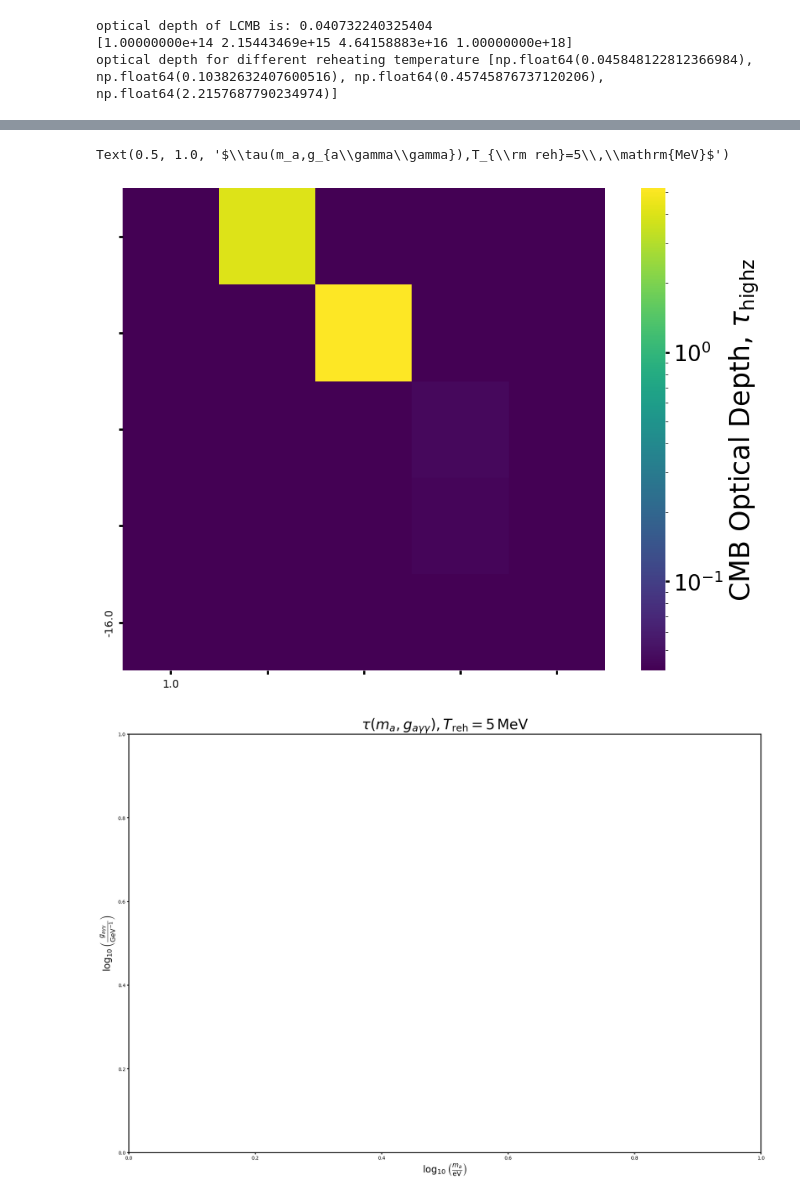
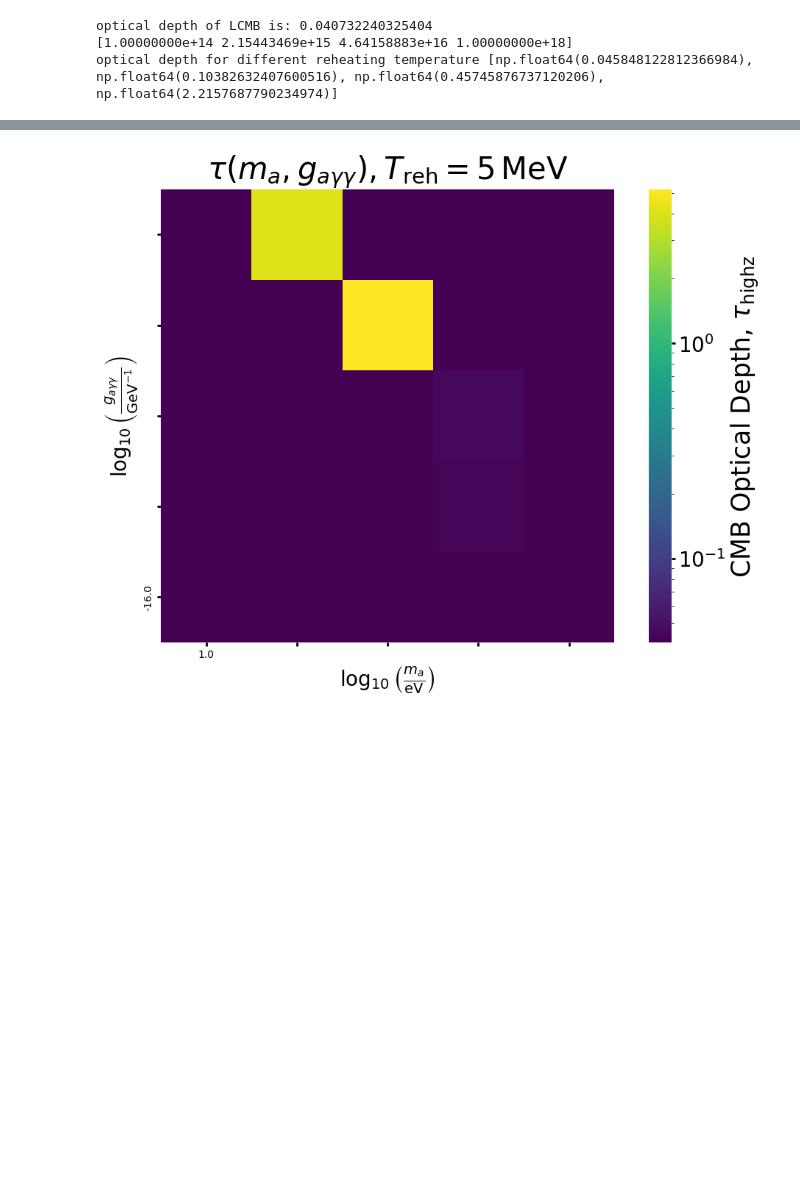
Before and after one commit to ZiwenYin/Reionization-with-multi-axions-decay, a Jupyter notebook: Github version axion decay.ipynb, the cells around one changed output, grey strips where cells are left out. Saved outputs shown, nothing was run; the diff lists cells and outputs as text; code cells hidden in the pictures; blank space fills up the shorter version.

```diff
--- a/Github version axion decay.ipynb
+++ b/Github version axion decay.ipynb
@@ -406,35 +406,32 @@ cbar.ax.tick_params(labelsize=20)
 cbar.set_label(r'CMB Optical Depth, $\tau_{\rm highz}$',size=25)
 data=np.array(data)
 
 x_step = 10
 y_step = 10
 
 
 xticks_pos = np.arange(data.shape[1]) + 0.5
 yticks_pos = np.arange(data.shape[0]) + 0.5
 
 
 xticks_labels = [f"{m_list_s[i]:.1f}" if i % x_step == 0 or i==49 else '' for i in range(data.shape[1])]
 yticks_labels = [f"{g_list_s[j]:.1f}" if j % y_step == 0 or j==49 else '' for j in range(data.shape[0])]
 
 
 map.set_xticks(xticks_pos)
 map.set_xticklabels(xticks_labels)
 map.set_yticks(yticks_pos)
 map.set_yticklabels(yticks_labels)
 
 
-plt.figure(figsize=(24, 16))
 plt.ylabel(r'$\log_{10}\left(\frac{g_{a\gamma\gamma}}{\mathrm{GeV}^{-1}}\right)$',fontsize=20)
 plt.xlabel(r'$\log_{10}\left(\frac{m_a}{\mathrm{eV}}\right)$',fontsize=20)
-
 plt.title(r'$\tau(m_a,g_{a\gamma\gamma}),T_{\rm reh}=5\,\mathrm{MeV}$',fontsize=30)
+plt.show()
 # %% [output]
 [figure]
 optical depth of LCMB is: 0.040732240325404
 [1.00000000e+14 2.15443469e+15 4.64158883e+16 1.00000000e+18]
 optical depth for different reheating temperature [np.float64(0.045848122812366984), np.float64(0.10382632407600516), np.float64(0.45745876737120206), np.float64(2.2157687790234974)]
 [figure]
-Text(0.5, 1.0, '$\\tau(m_a,g_{a\\gamma\\gamma}),T_{\\rm reh}=5\\,\\mathrm{MeV}$')
-[figure, old version]
+[figure, new version]
-[figure, removed]
```
